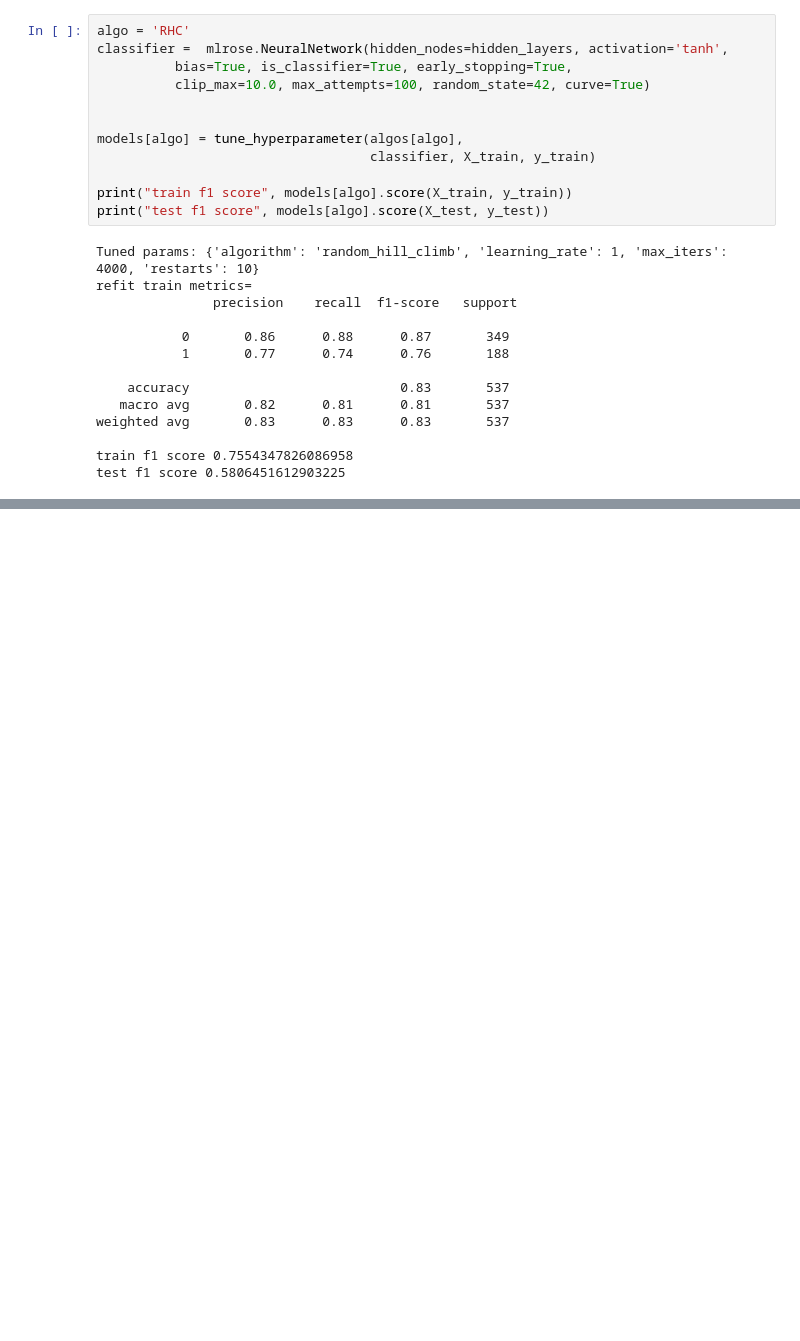
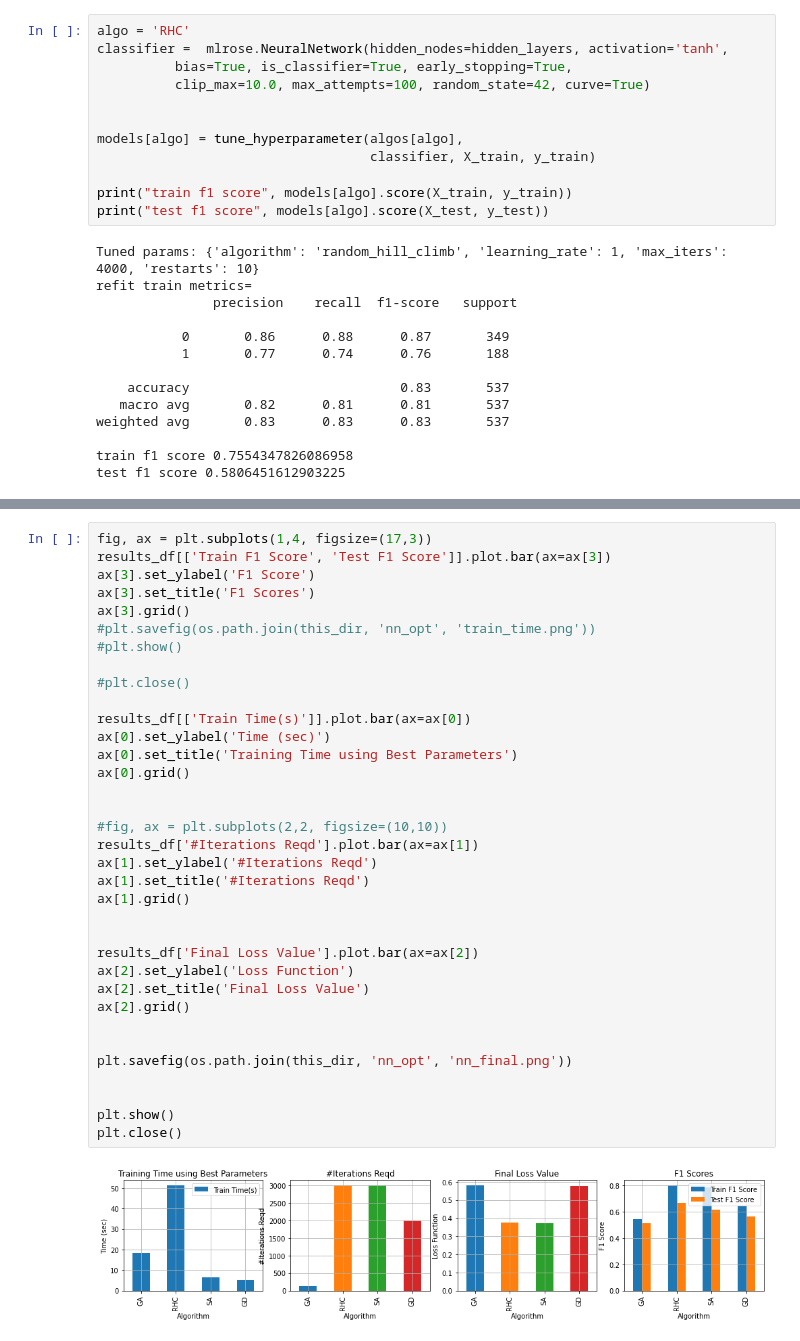
Before and after one commit to asif-rehan/CS7641-Machine-Learning, a Jupyter notebook: randomized_optimization/Untitled.ipynb, the cells around one changed output, grey strips where cells are left out. Saved outputs shown, nothing was run; the diff lists cells and outputs as text; blank space fills up the shorter version.

```diff
--- a/randomized_optimization/Untitled.ipynb
+++ b/randomized_optimization/Untitled.ipynb
@@ -622,0 +708,37 @@ test f1 score 0.6666666666666666
+# %%
+fig, ax = plt.subplots(1,4, figsize=(17,3))
+results_df[['Train F1 Score', 'Test F1 Score']].plot.bar(ax=ax[3])
+ax[3].set_ylabel('F1 Score')
+ax[3].set_title('F1 Scores')
+ax[3].grid()
+#plt.savefig(os.path.join(this_dir, 'nn_opt', 'train_time.png'))
+#plt.show()
+
+#plt.close()
+
+results_df[['Train Time(s)']].plot.bar(ax=ax[0])
+ax[0].set_ylabel('Time (sec)')
+ax[0].set_title('Training Time using Best Parameters')
+ax[0].grid()
+
+
+#fig, ax = plt.subplots(2,2, figsize=(10,10))
+results_df['#Iterations Reqd'].plot.bar(ax=ax[1])
+ax[1].set_ylabel('#Iterations Reqd')
+ax[1].set_title('#Iterations Reqd')
+ax[1].grid()
+
+
+results_df['Final Loss Value'].plot.bar(ax=ax[2])
+ax[2].set_ylabel('Loss Function')
+ax[2].set_title('Final Loss Value')
+ax[2].grid()
+
+
+plt.savefig(os.path.join(this_dir, 'nn_opt', 'nn_final.png'))
+
+
+plt.show()
+plt.close()
+# %% [output]
+[figure, added]
```
Also changed, not shown: parts of 10 cells of this notebook, 10 other files.
